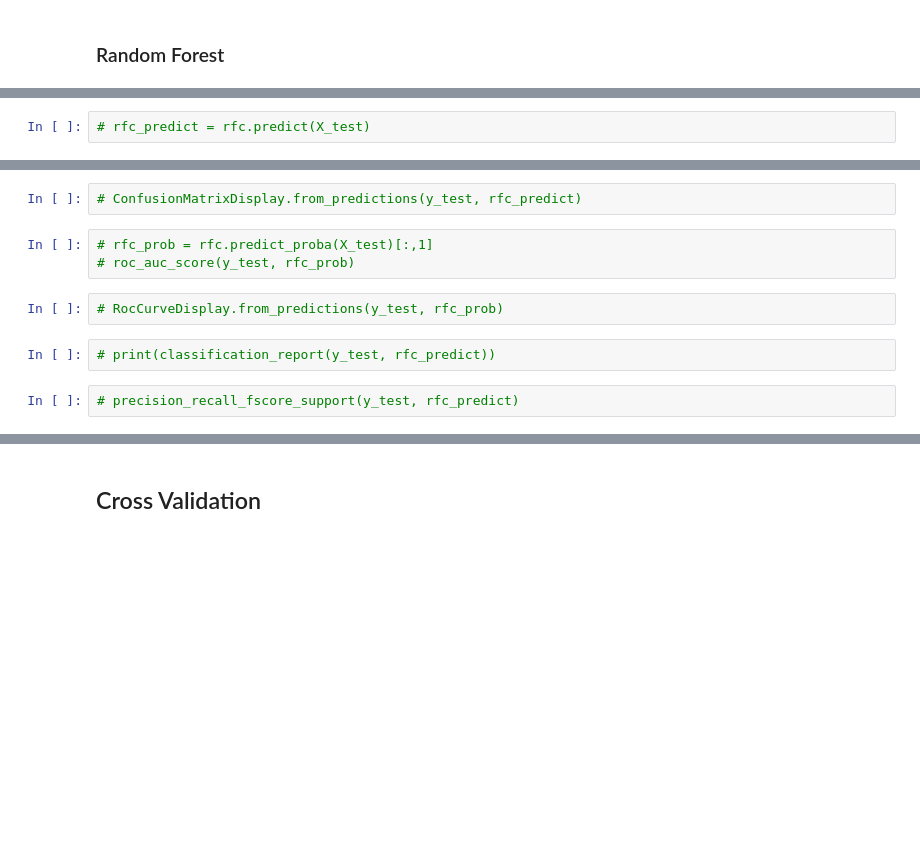
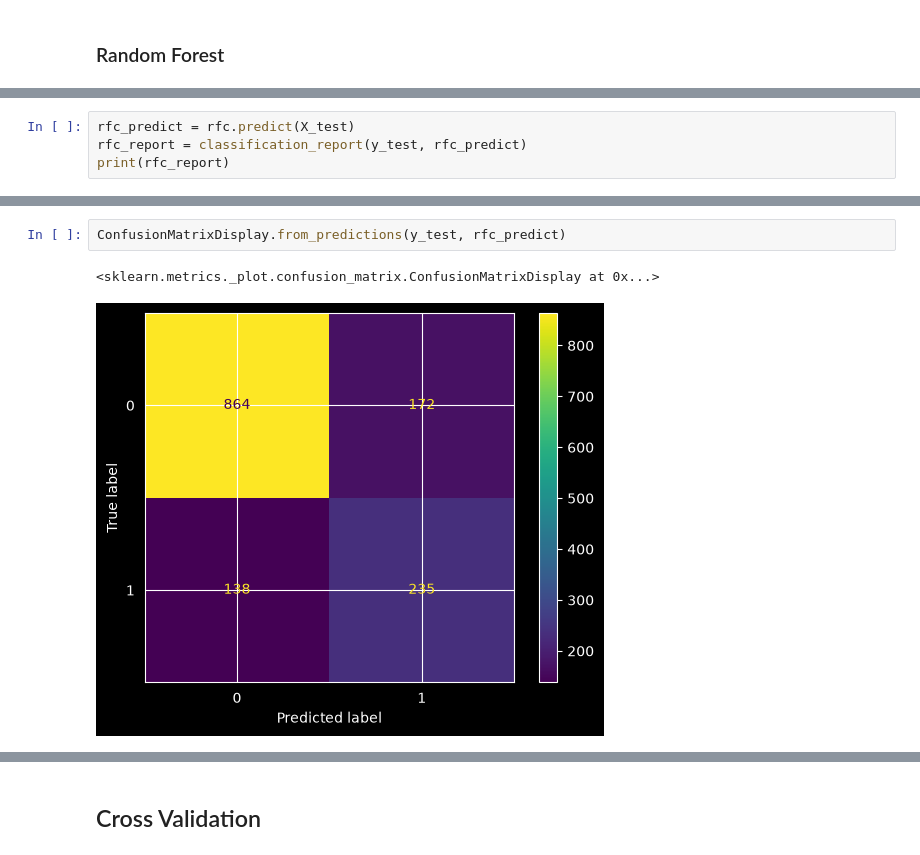
Before and after one commit to rzadrzi/customer_churn_analysis, a Jupyter notebook: customer_churn_analysis.ipynb, the cells around one changed output, grey strips where cells are left out. Drawn from its saved outputs; the diff is of its cells as text; blank space fills up the shorter version.

```diff
--- a/customer_churn_analysis.ipynb
+++ b/customer_churn_analysis.ipynb
@@ -536,2 +574,4 @@ precision: [0.26553071 0.26557784 0.265625   ... 1.         1.         1.
 # %%
-# rfc_predict = rfc.predict(X_test)
+rfc_predict = rfc.predict(X_test)
+rfc_report = classification_report(y_test, rfc_predict)
+print(rfc_report)
@@ -544,11 +587,5 @@ precision: [0.26553071 0.26557784 0.265625   ... 1.         1.         1.
-# %%
-# ConfusionMatrixDisplay.from_predictions(y_test, rfc_predict)
-# %%
-# rfc_prob = rfc.predict_proba(X_test)[:,1]
-# roc_auc_score(y_test, rfc_prob)
-# %%
-# RocCurveDisplay.from_predictions(y_test, rfc_prob)
-# %%
-# print(classification_report(y_test, rfc_predict))
-# %%
-# precision_recall_fscore_support(y_test, rfc_predict)
+# %%
+ConfusionMatrixDisplay.from_predictions(y_test, rfc_predict)
+# %% [output]
+<sklearn.metrics._plot.confusion_matrix.ConfusionMatrixDisplay at 0x...>
+[figure, added]
```
Also changed, not shown: parts of 11 cells of this notebook.
